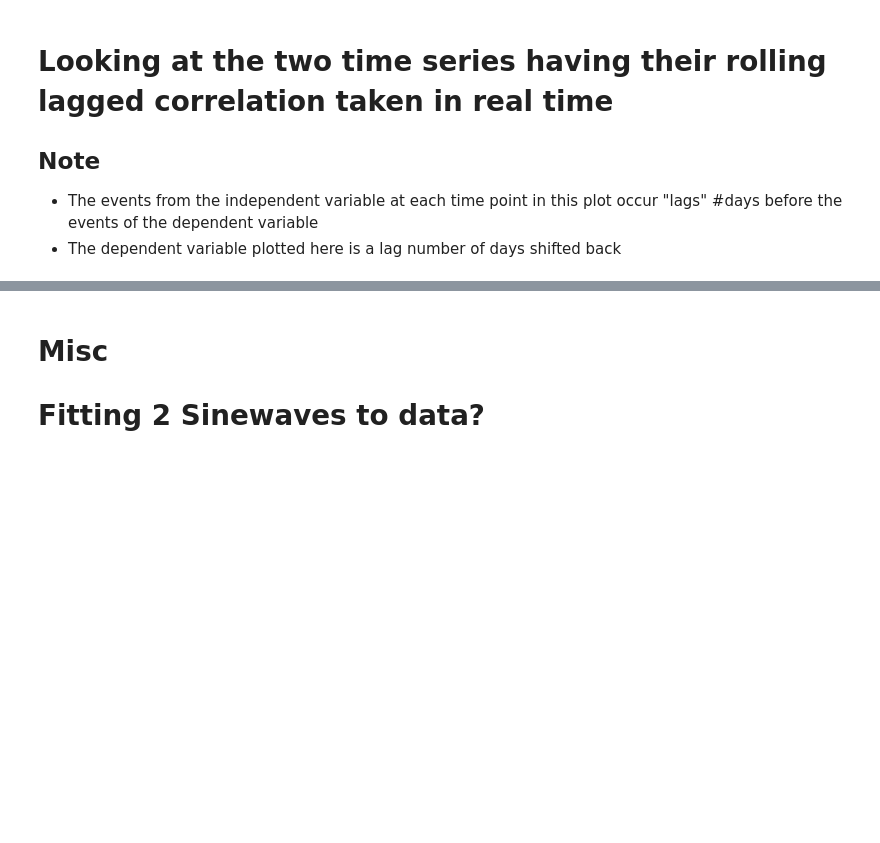
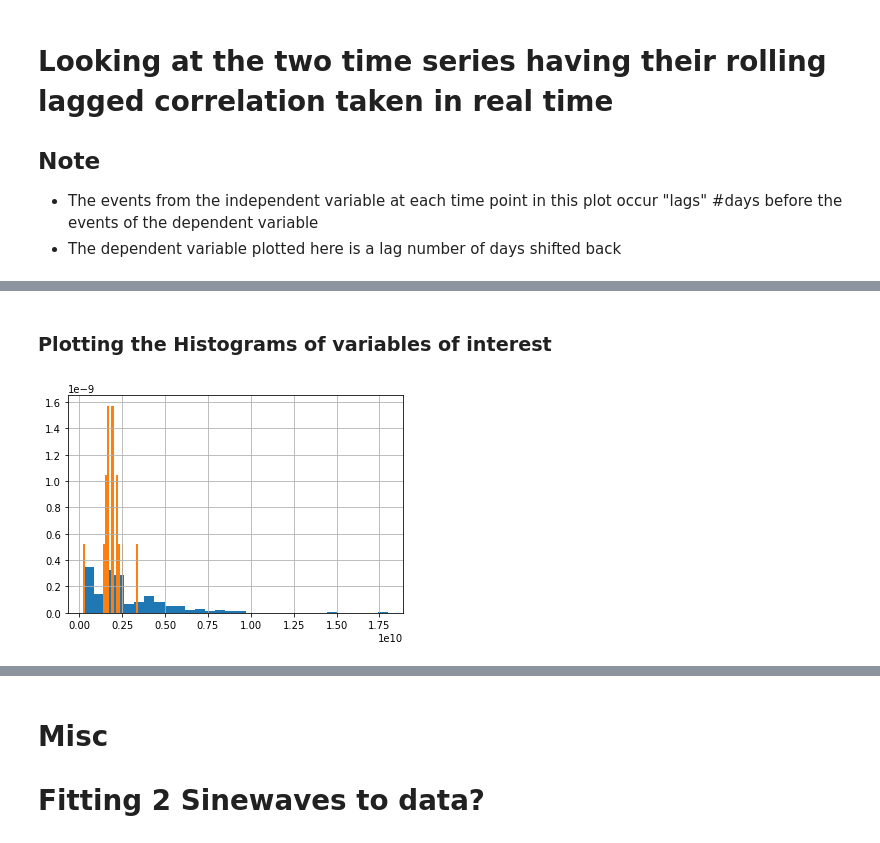
Before and after one commit to surajtirupati/TradingAlgorithms, a Jupyter notebook: crypto/Rolling&Lagged Correlation Analysis.ipynb, the cells around one changed output, grey strips where cells are left out. Cells and saved outputs as stored; diff of their text form; code cells hidden in the pictures; blank space fills up the shorter version.

```diff
--- a/crypto/Rolling&Lagged Correlation Analysis.ipynb
+++ b/crypto/Rolling&Lagged Correlation Analysis.ipynb
@@ -821,0 +744,11 @@ def gen_test_res(test_df, analysis_df):
+# %% [markdown]
+### Plotting the Histograms of variables of interest
+# %%
+var_to_test = "Dependent Volume"
+bins = 30
+plt.hist(analysis_df[var_to_test].values, density=True, bins=bins)
+plt.hist(test1[var_to_test].values, density=True, bins=bins)
+plt.grid()
+plt.show()
+# %% [output]
+[figure, added]
```
Also changed, not shown: parts of 83 cells of this notebook, 4 other files.
